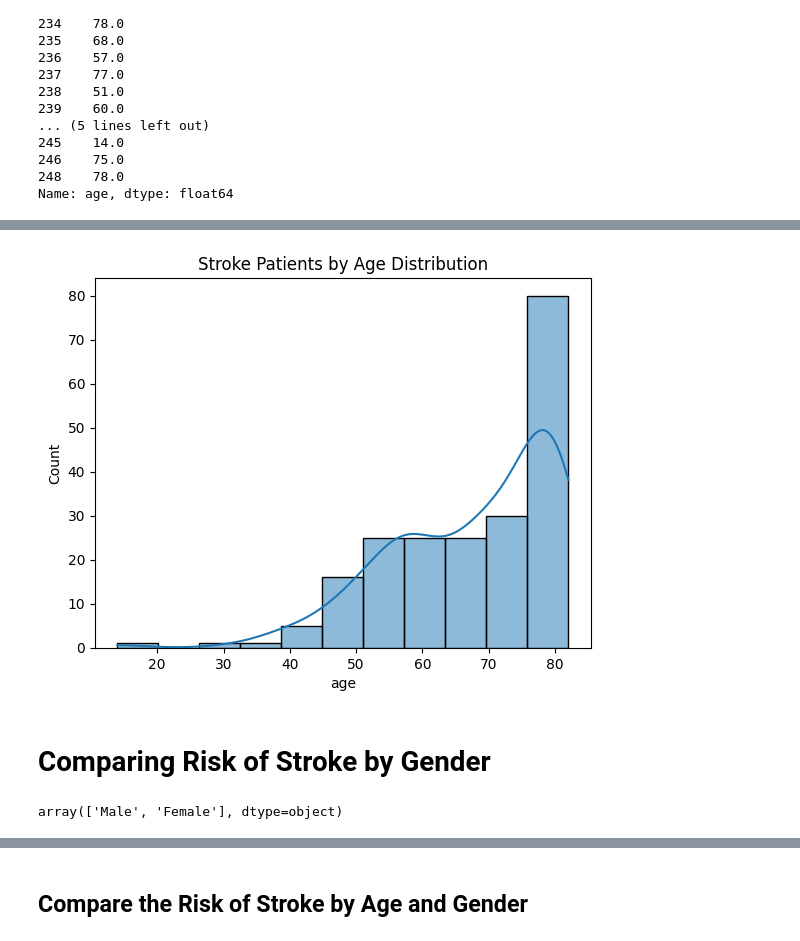
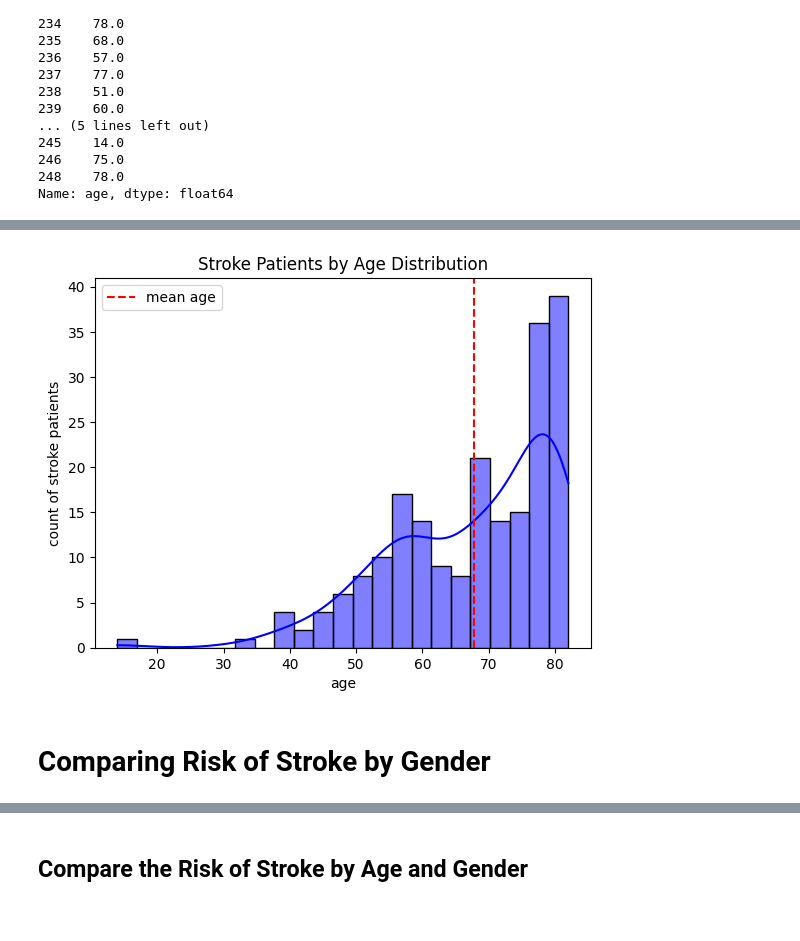
Before and after one commit to Doclikam/Capstone-project-Stroke-Risk-Factors, a Jupyter notebook: Stroke_Risk_Factors.ipynb, the cells around one changed output, grey strips where cells are left out. Cells and saved outputs as stored; diff of their text form; code cells hidden in the pictures.

```diff
--- a/Stroke_Risk_Factors.ipynb
+++ b/Stroke_Risk_Factors.ipynb
@@ -202,3 +202,4 @@ strokes['age'].tail(20)
 Name: age, dtype: float64
 # %%
 strokes['age'].astype('int')
+mean_age=strokes['age'].mean()
@@ -218,12 +206,15 @@ Name: age, Length: 209, dtype: int64
 # %%
-sns.histplot(data=strokes, x='age', kde= True)
+sns.histplot(data=strokes, x='age',color='blue' ,binwidth=3, kde= True )
+plt.axvline(mean_age, color='red',linestyle='--', label='mean age')
+plt.legend()
 plt.title('Stroke Patients by Age Distribution')
+plt.ylabel('count of stroke patients')
 plt.show()
 # %% [output]
-[figure, old version]
+[figure, new version]
 # %% [markdown]
 # **Comparing Risk of Stroke by Gender**
 # %%
  strokes['gender'].unique()
+
+gender_count=strokes['gender'].value_counts()
-# %% [output]
-array(['Male', 'Female'], dtype=object)
```
Also changed, not shown: parts of 36 cells of this notebook.
